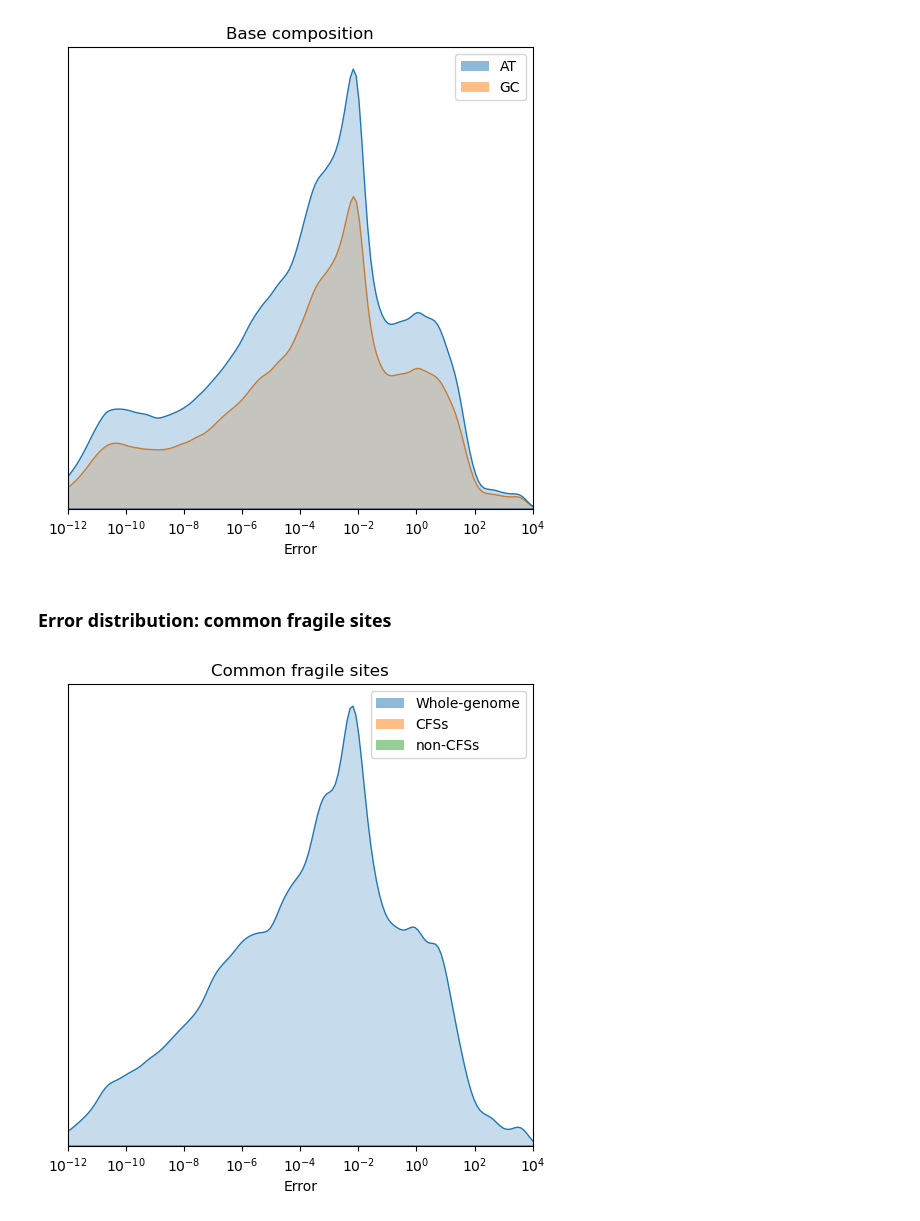
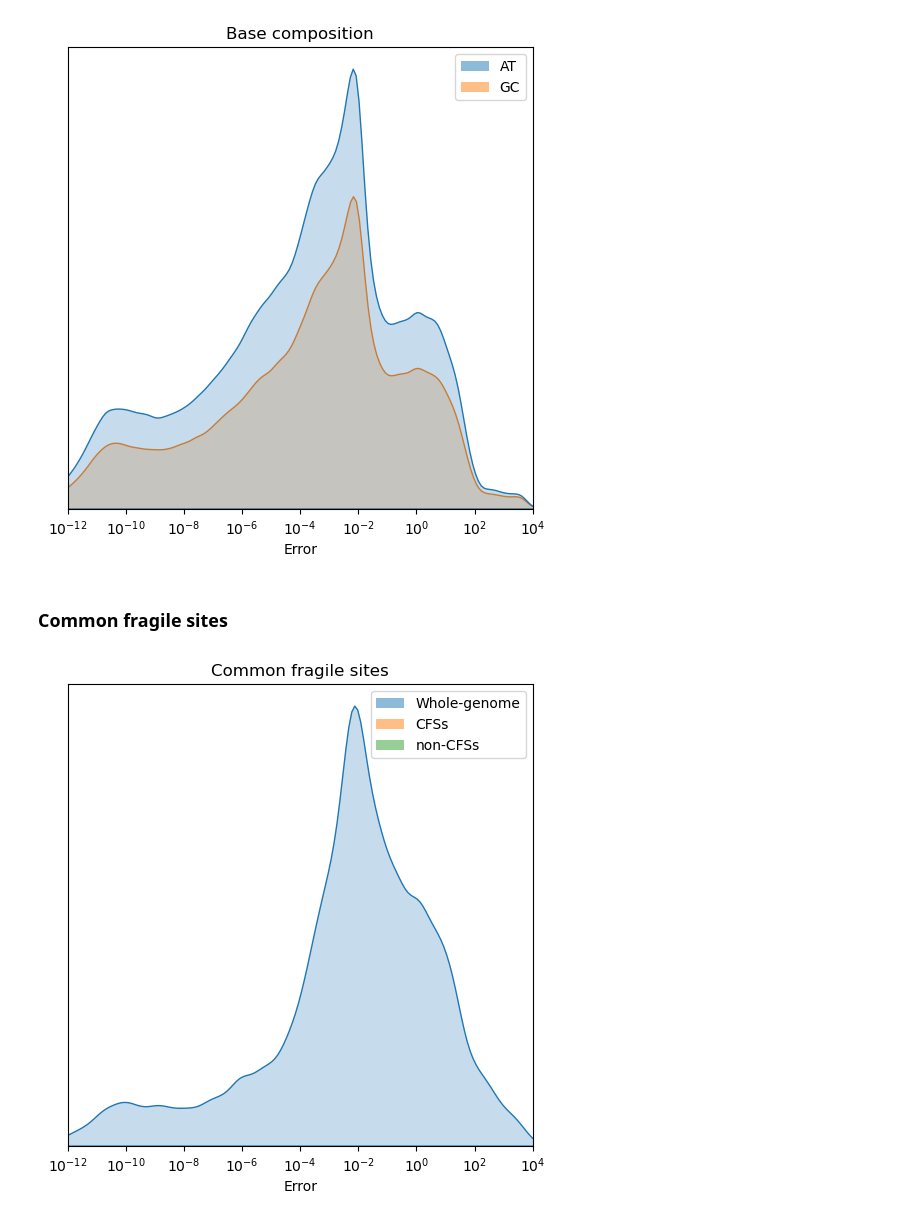
Before and after one commit to fberkemeier/DNA_replication_model, a Jupyter notebook: firing_rates_errors_v0.ipynb, the cells around one changed output. Drawn from its saved outputs; the diff is of its cells as text; code cells hidden in the pictures.

```diff
--- a/firing_rates_errors_v0.ipynb
+++ b/firing_rates_errors_v0.ipynb
@@ -797,6 +811,6 @@ plot_relative_kdes(data_list, labels, log_scale=True, x_min=10**-12, x_max=10**5
 # %% [output]
 [figure]
 # %% [markdown]
-### Error distribution: common fragile sites
+### Common fragile sites
 # %%
 # CFSs file creation
@@ -929,14 +943,14 @@ def gen_error_CFGs(cell_lines, chr_numbers, site_letters):
 # %%
 # Example usage
 cell_lines = ['HeLa-S3']
-chr_numbers = range(1,23)
+chr_numbers = range(1,2)
 site_letters = ['A', 'B']
 whole_genome_errors, fragile_site_errors, non_cfs_errors = gen_error_CFGs(cell_lines, chr_numbers, site_letters)
 
 data_list = [whole_genome_errors, fragile_site_errors, non_cfs_errors]
 data_list = [fragile_site_errors]
 labels = ['Whole-genome', 'CFSs', 'non-CFSs']
 
 plot_relative_kdes(data_list, labels, log_scale=True, x_min=10**-12, x_max=10**5, plot_title="Common fragile sites", bw_adjust=.8)
 # %% [output]
-[figure, old version]
+[figure, new version]
```
Also changed, not shown: parts of 35 cells of this notebook, 2 other files.
